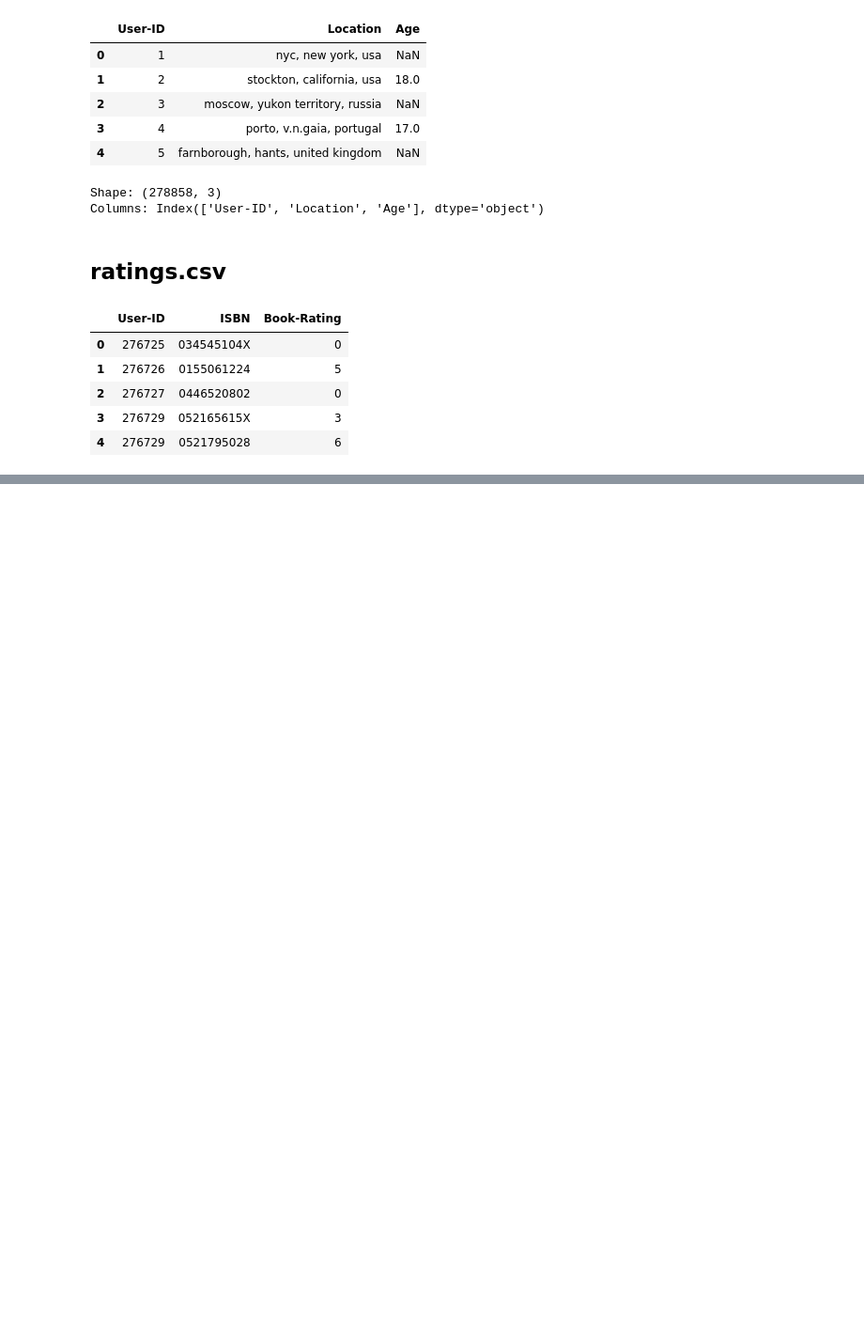
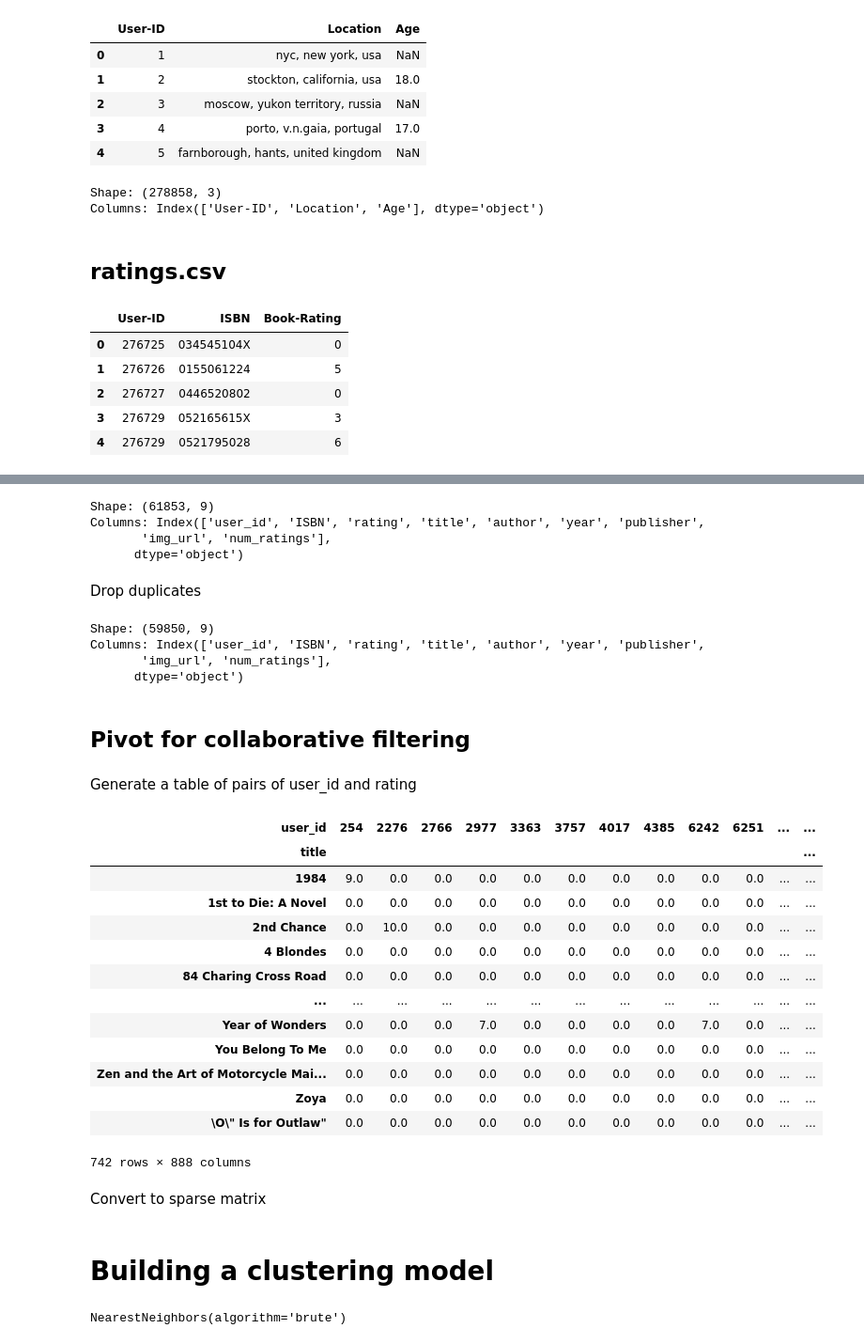
Before and after one commit to takavor/Recommendation-System, a Jupyter notebook: notebooks/book_recommender.ipynb, the cells around one changed output, grey strips where cells are left out. Shown at 94% size. Cells and saved outputs as stored; diff of their text form; code cells hidden in the pictures; blank space fills up the shorter version.

Commit message:
Build clustering model

```diff
--- a/notebooks/book_recommender.ipynb
+++ b/notebooks/book_recommender.ipynb
@@ -77,0 +116,6 @@ print_shape_and_columns(df=ratings)
+# %%
+num_ratings_per_book = ratings_with_books.groupby('title')['rating'].count().reset_index()
+num_ratings_per_book.rename(columns={
+    "rating": "num_ratings"
+}, inplace=True)
+num_ratings_per_book.head()
@@ -77,0 +129,2 @@ print_shape_and_columns(df=ratings)
+# %%
+df_final = ratings_with_books.merge(num_ratings_per_book, on='title')
@@ -77,0 +140,3 @@ print_shape_and_columns(df=ratings)
+# %%
+df_final = df_final[df_final['num_ratings'] >= 50]
+df_final.head()
@@ -77,0 +150,40 @@ print_shape_and_columns(df=ratings)
+# %%
+print_shape_and_columns(df=df_final)
+# %% [output]
+Shape: (61853, 9)
+Columns: Index(['user_id', 'ISBN', 'rating', 'title', 'author', 'year', 'publisher',
+       'img_url', 'num_ratings'],
+      dtype='object')
+# %% [markdown]
+Drop duplicates
+# %%
+df_final.drop_duplicates(['title', 'user_id'], inplace=True)
+print_shape_and_columns(df=df_final)
+# %% [output]
+Shape: (59850, 9)
+Columns: Index(['user_id', 'ISBN', 'rating', 'title', 'author', 'year', 'publisher',
+       'img_url', 'num_ratings'],
+      dtype='object')
+# %% [markdown]
+## Pivot for collaborative filtering
+# %% [markdown]
+Generate a table of pairs of user_id and rating
+# %%
+book_pivot = df_final.pivot_table(columns='user_id', index='title', values='rating')
+book_pivot.fillna(0, inplace=True)
+book_pivot
+# %% [output]
+| user_id | 254 | 2276 | 2766 | 2977 | 3363 | 3757 | 4017 | 4385 | 6242 | 6251 | ... | ... |
+| title |  |  |  |  |  |  |  |  |  |  |  | ... |
+| 1984 | 9.0 | 0.0 | 0.0 | 0.0 | 0.0 | 0.0 | 0.0 | 0.0 | 0.0 | 0.0 | ... | ... |
+| 1st to Die: A Novel | 0.0 | 0.0 | 0.0 | 0.0 | 0.0 | 0.0 | 0.0 | 0.0 | 0.0 | 0.0 | ... | ... |
+| 2nd Chance | 0.0 | 10.0 | 0.0 | 0.0 | 0.0 | 0.0 | 0.0 | 0.0 | 0.0 | 0.0 | ... | ... |
+| 4 Blondes | 0.0 | 0.0 | 0.0 | 0.0 | 0.0 | 0.0 | 0.0 | 0.0 | 0.0 | 0.0 | ... | ... |
+| 84 Charing Cross Road | 0.0 | 0.0 | 0.0 | 0.0 | 0.0 | 0.0 | 0.0 | 0.0 | 0.0 | 0.0 | ... | ... |
+| ... | ... | ... | ... | ... | ... | ... | ... | ... | ... | ... | ... | ... |
+| Year of Wonders | 0.0 | 0.0 | 0.0 | 7.0 | 0.0 | 0.0 | 0.0 | 0.0 | 7.0 | 0.0 | ... | ... |
+| You Belong To Me | 0.0 | 0.0 | 0.0 | 0.0 | 0.0 | 0.0 | 0.0 | 0.0 | 0.0 | 0.0 | ... | ... |
+| Zen and the Art of Motorcycle Mai... | 0.0 | 0.0 | 0.0 | 0.0 | 0.0 | 0.0 | 0.0 | 0.0 | 0.0 | 0.0 | ... | ... |
+| Zoya | 0.0 | 0.0 | 0.0 | 0.0 | 0.0 | 0.0 | 0.0 | 0.0 | 0.0 | 0.0 | ... | ... |
+| \O\" Is for Outlaw" | 0.0 | 0.0 | 0.0 | 0.0 | 0.0 | 0.0 | 0.0 | 0.0 | 0.0 | 0.0 | ... | ... |
+742 rows × 888 columns
@@ -77,0 +192,2 @@ print_shape_and_columns(df=ratings)
+# %% [markdown]
+Convert to sparse matrix
@@ -77,0 +198,9 @@ print_shape_and_columns(df=ratings)
+# %% [markdown]
+# Building a clustering model
+# %%
+from sklearn.neighbors import NearestNeighbors
+
+model = NearestNeighbors(algorithm='brute')
+model.fit(book_sparse)
+# %% [output]
+NearestNeighbors(algorithm='brute')
```
Also changed, not shown: parts of 21 cells of this notebook.
